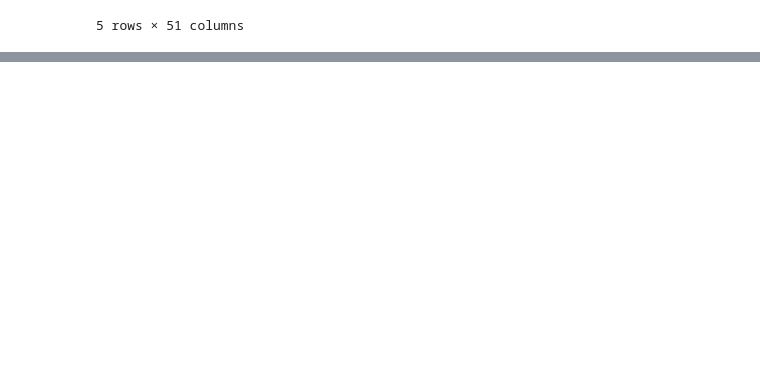
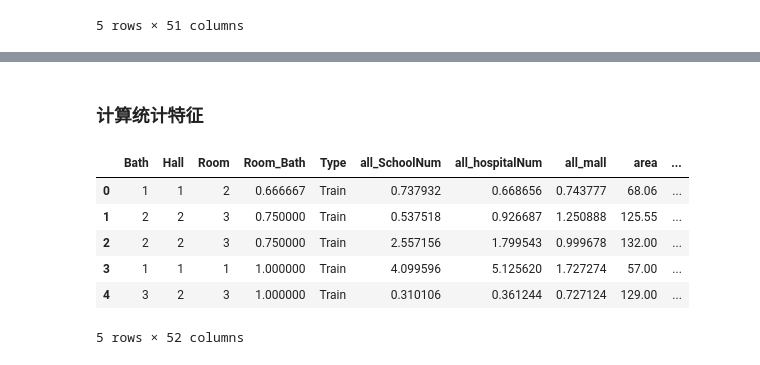
Before and after one commit to Jiachengciel/Futurelab-2019-House-Rent-Forecast, a Jupyter notebook: 2. Feature Engineering and Selection.ipynb, the cells around one changed output, grey strips where cells are left out. Cells and saved outputs as stored; diff of their text form; code cells hidden in the pictures; blank space fills up the shorter version.

Commit message:
Updatethe Feature engineering

```diff
--- a/2. Feature Engineering and Selection.ipynb
+++ b/2. Feature Engineering and Selection.ipynb
@@ -187,0 +393,4 @@ data_train.head()
+# %%
+train = data_train.copy()
+train = FeatureEngineering(train)
+train.head()
@@ -187,0 +405,4 @@ data_train.head()
+# %%
+test = data_test.copy()
+test = FeatureEngineering(test)
+test.head()
@@ -187,0 +417,38 @@ data_train.head()
+# %% [markdown]
+### 计算统计特征
+# %%
+def featureCount(train,test):
+    train['data_type'] = 0
+    test['data_type'] = 1
+    data = pd.concat([train, test], axis=0, join='outer')
+
+    def feature_count(data, features=[]):
+        new_feature = 'count'
+        for i in features:
+            new_feature += '_' + i
+        temp = data.groupby(features).size().reset_index().rename(columns={0: new_feature})
+        data = data.merge(temp, 'left', on=features)
+        return data
+
+    data = feature_count(data, ['communityName'])
+    data = feature_count(data, ['buildYear'])
+    data = feature_count(data, ['totalFloor'])
+    data = feature_count(data, ['communityName', 'totalFloor'])
+    data = feature_count(data, ['communityName', 'newWorkers'])
+    data = feature_count(data, ['communityName', 'totalTradeMoney'])
+    new_train = data[data['data_type'] == 0]
+    new_test = data[data['data_type'] == 1]
+    new_train.drop('data_type', axis=1, inplace=True)
+    new_test.drop(['data_type'], axis=1, inplace=True)
+    return new_train, new_test
+# %%
+train, test = featureCount(train, test)
+train.head()
+# %% [output]
+|  | Bath | Hall | Room | Room_Bath | Type | all_SchoolNum | all_hospitalNum | all_mall | area | ... |
+| 0 | 1 | 1 | 2 | 0.666667 | Train | 0.737932 | 0.668656 | 0.743777 | 68.06 | ... |
+| 1 | 2 | 2 | 3 | 0.750000 | Train | 0.537518 | 0.926687 | 1.250888 | 125.55 | ... |
+| 2 | 2 | 2 | 3 | 0.750000 | Train | 2.557156 | 1.799543 | 0.999678 | 132.00 | ... |
+| 3 | 1 | 1 | 1 | 1.000000 | Train | 4.099596 | 5.125620 | 1.727274 | 57.00 | ... |
+| 4 | 3 | 2 | 3 | 1.000000 | Train | 0.310106 | 0.361244 | 0.727124 | 129.00 | ... |
+5 rows × 52 columns
```
Also changed, not shown: parts of 46 cells of this notebook.
